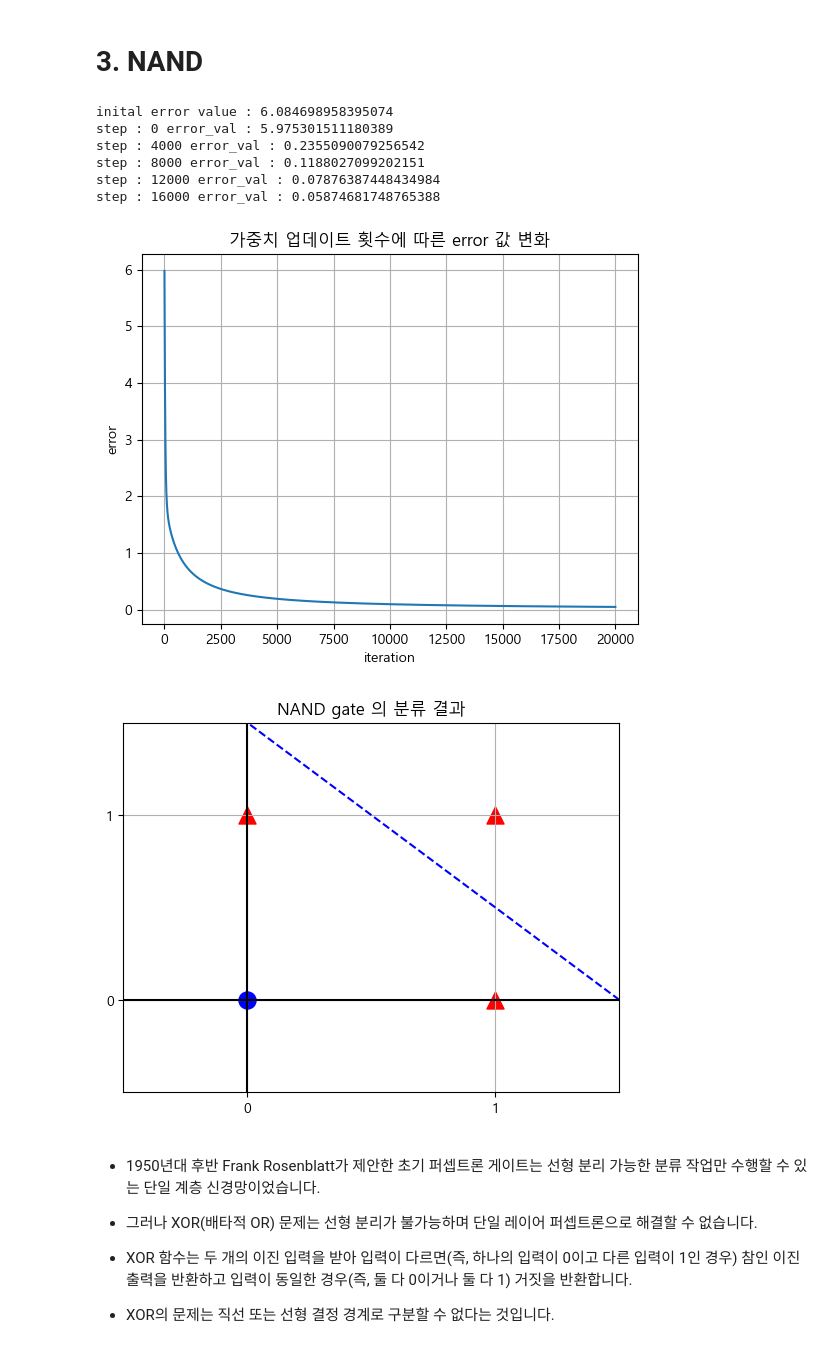
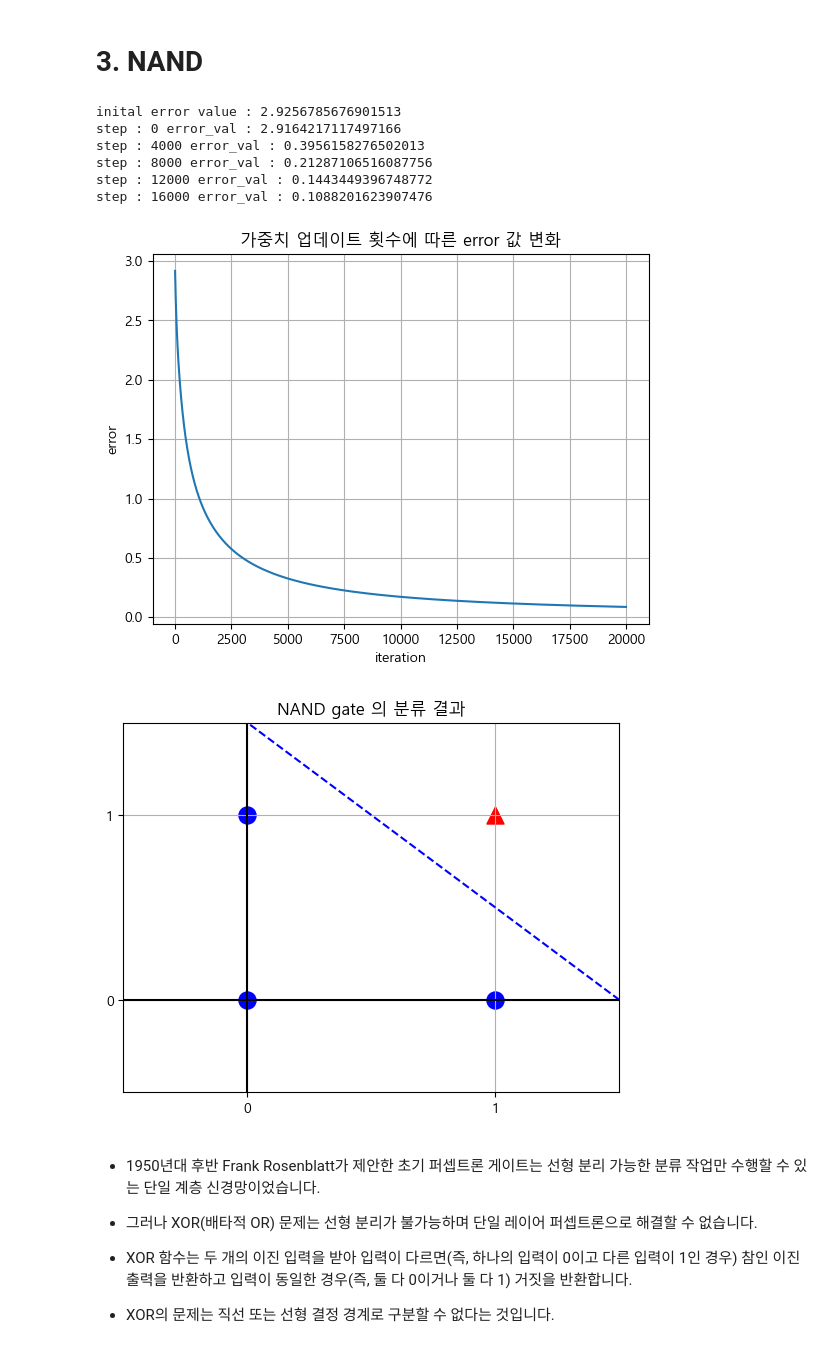
Before and after one commit to yonghyeun/Deep-learning, a Jupyter notebook: 1. 단일 퍼셉트론 논리테이블 구조 이해.ipynb, the cells around one changed output. Drawn from its saved outputs; the diff is of its cells as text; code cells hidden in the pictures.

```diff
--- a/1. 단일 퍼셉트론 논리테이블 구조 이해.ipynb
+++ b/1. 단일 퍼셉트론 논리테이블 구조 이해.ipynb
@@ -121,20 +121,35 @@ class LogitGate:
 
     def predict(self,input_data):
 
-        predicted = []
 
-        for _ in input_data:
+        if input_data.shape[0] >= 2:
 
-            z = np.dot(_, self.__w) + self.__b
+
+            predicted = []
+
+            for _ in input_data:
+
+                z = np.dot(_, self.__w) + self.__b
+                y = sigmoid(z)
+
+                if (y > 0.5):
+                    predicted.append(1)
+                else:
+                    predicted.append(0)
+
+
+            return np.array(predicted)
+
+
+        else:
+
+            z = np.dot(input_data, self.__w) + self.__b
             y = sigmoid(z)
 
             if y > 0.5:
-                predicted.append(1)
+                return 1
             else:
-                predicted.append(0)
-
-
-        return predicted
+                return 0
 # %%
 def make_plot(x,predicted,title):
 
@@ -213,18 +228,18 @@ make_plot(test_data,predicted, 'OR gate 의 분류 결과')
 # 3. NAND
 # %%
 x_data = np.array([ [0,0], [0,1], [1,0], [1,1] ])
-y_data = np.array([1,0,0,0])
+y_data = np.array([1,1,1,0])
 
 NAND_gate = LogitGate('NAND_gate',x_data,y_data)
 NAND_gate.train()
 # %% [output]
-inital error value : 6.084698958395074
-step : 0 error_val : 5.975301511180389
-step : 4000 error_val : 0.2355090079256542
-step : 8000 error_val : 0.1188027099202151
-step : 12000 error_val : 0.07876387448434984
-step : 16000 error_val : 0.05874681748765388
+inital error value : 2.9256785676901513
+step : 0 error_val : 2.9164217117497166
+step : 4000 error_val : 0.3956158276502013
+step : 8000 error_val : 0.21287106516087756
+step : 12000 error_val : 0.1443449396748772
+step : 16000 error_val : 0.1088201623907476
-[figure, old version]
+[figure, new version]
 # %%
 test_data = np.array([ [0,0], [0,1], [1,0], [1,1] ])
 
@@ -232,7 +247,7 @@ predicted = NAND_gate.predict(test_data)
 
 make_plot(test_data,predicted, 'NAND gate 의 분류 결과')
 # %% [output]
-[figure, old version]
+[figure, new version]
 # %% [markdown]
 * 1950년대 후반 Frank Rosenblatt가 제안한 초기 퍼셉트론 게이트는 선형 분리 가능한 분류 작업만 수행할 수 있는 단일 계층 신경망이었습니다.
 * 그러나 XOR(배타적 OR) 문제는 선형 분리가 불가능하며 단일 레이어 퍼셉트론으로 해결할 수 없습니다.
```
Also changed, not shown: parts of 7 cells of this notebook, 1 other file.
